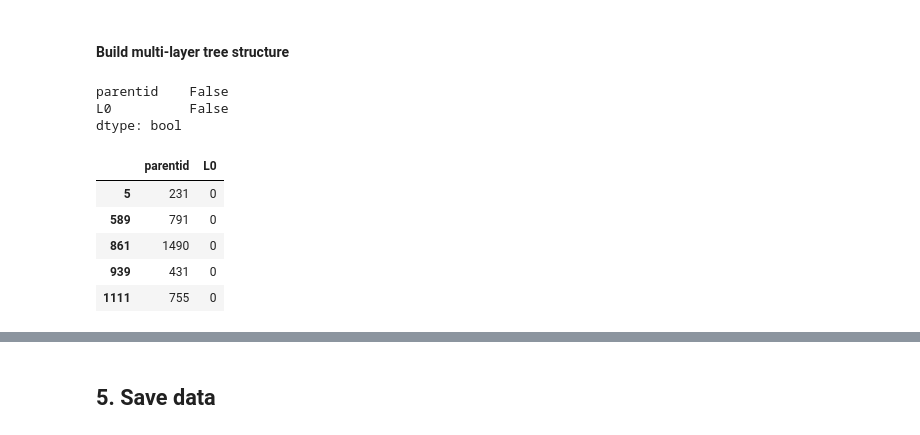
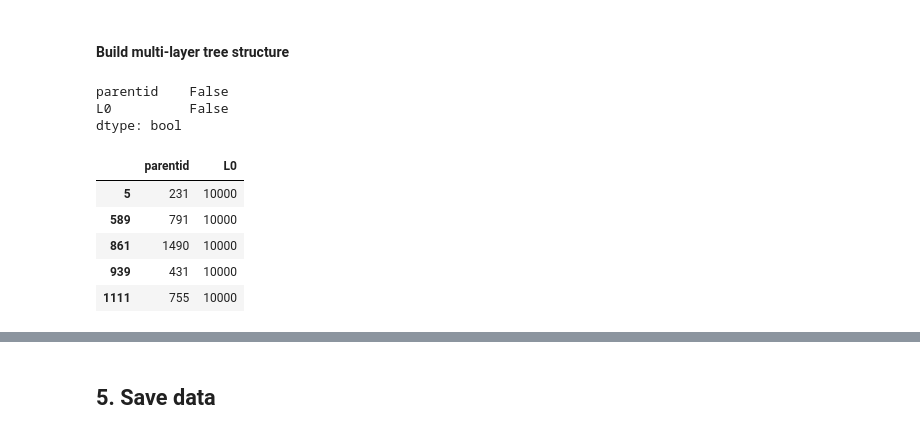
Before and after one commit to sookhyun/NLP-based_Recommender-System, a Jupyter notebook: Objectives_and_Data_wrangling.ipynb, the cells around one changed output, grey strips where cells are left out. Saved outputs shown, nothing was run; the diff lists cells and outputs as text; code cells hidden in the pictures.

Commit message:
sort out category IDs, assign unique ID to root node.

```diff
--- a/Objectives_and_Data_wrangling.ipynb
+++ b/Objectives_and_Data_wrangling.ipynb
@@ -379,5 +383,7 @@ Value 0 is available to assign to root node.
 # %%
-df_cat.parentid = df_cat.parentid.fillna(0).astype('int64')
+root_code=10000
+
+df_cat.parentid = df_cat.parentid.fillna(root_code).astype('int64')
 df_cat.isna().sum()
 # %% [output]
 categoryid    0
@@ -386,20 +392,20 @@ dtype: int64
 # %% [markdown]
 #### Build multi-layer tree structure
 # %%
-df_l1 = df_cat[df_cat.parentid==0]
+df_l1 = df_cat[df_cat.parentid==root_code]
 df_l1.rename(columns={'categoryid':'parentid','parentid':'L0'}, inplace=True)
 print(df_l1.isna().any())
 df_l1.head()
 # %% [output]
 parentid    False
 L0          False
 dtype: bool
 |  | parentid | L0 |
-| 5 | 231 | 0 |
-| 589 | 791 | 0 |
-| 861 | 1490 | 0 |
-| 939 | 431 | 0 |
-| 1111 | 755 | 0 |
+| 5 | 231 | 10000 |
+| 589 | 791 | 10000 |
+| 861 | 1490 | 10000 |
+| 939 | 431 | 10000 |
+| 1111 | 755 | 10000 |
 # %%
 df = df_l1
 level = 1
```
Also changed, not shown: parts of 9 cells of this notebook.
